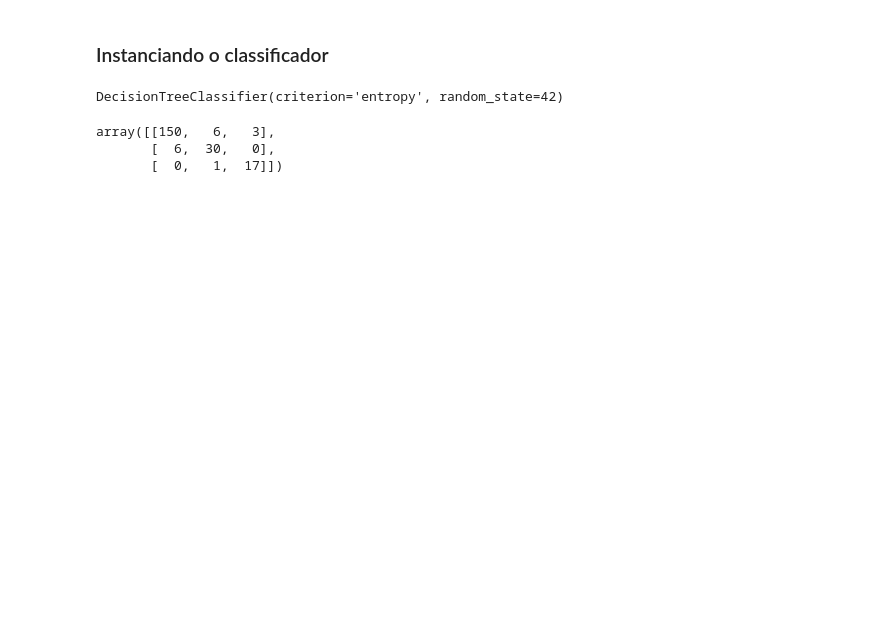
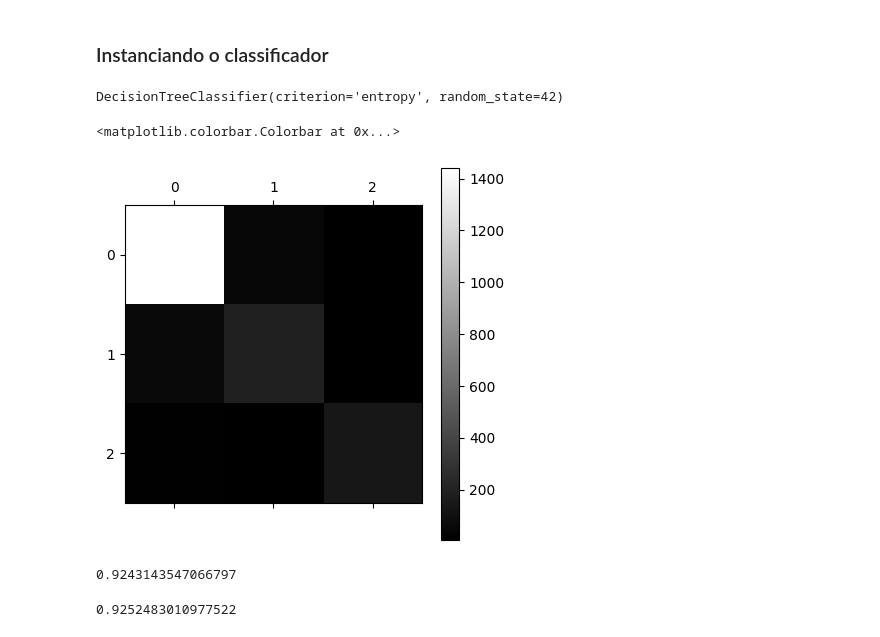
Before and after one commit to RodrigoZonzin/machine_learning_ufsj, a Jupyter notebook: tp1/models/DecisionTree.ipynb, the cells around one changed output. Drawn from its saved outputs; the diff is of its cells as text; code cells hidden in the pictures; blank space fills up the shorter version.

```diff
--- a/tp1/models/DecisionTree.ipynb
+++ b/tp1/models/DecisionTree.ipynb
@@ -33,8 +34,20 @@ export_graphviz(
+# %%
+y_train_pred_cv = cross_val_predict(dt_classificador, Xtrain, Ytrain, cv=3)
+# %%
+conf_mx = confusion_matrix(Ytrain, y_train_pred_cv)
+# %%
+plt.matshow(conf_mx, cmap=plt.cm.gray)
+plt.colorbar()
+# %% [output]
+<matplotlib.colorbar.Colorbar at 0x...>
+[figure, added]
+# %%
+precision_score(Ytrain, y_train_pred_cv,  average='weighted')
+# %% [output]
+0.9243143547066797
+# %%
+recall_score(Ytrain, y_train_pred_cv, labels = dt_classificador.classes_, average= 'weighted')
+# %% [output]
+0.9252483010977522
 # %%
 ypredict = dt_classificador.predict(Xtest)
-# %%
-confusion_matrix(Ytest, ypredict)
-# %% [output]
-array([[150,   6,   3],
-       [  6,  30,   0],
-       [  0,   1,  17]])
```
Also changed, not shown: parts of 4 cells of this notebook, 2 other files.
